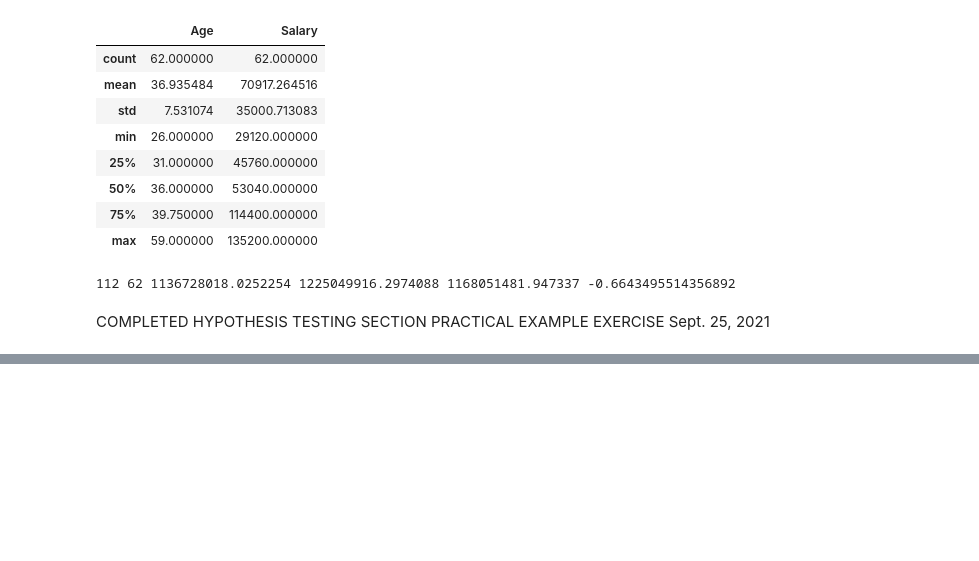
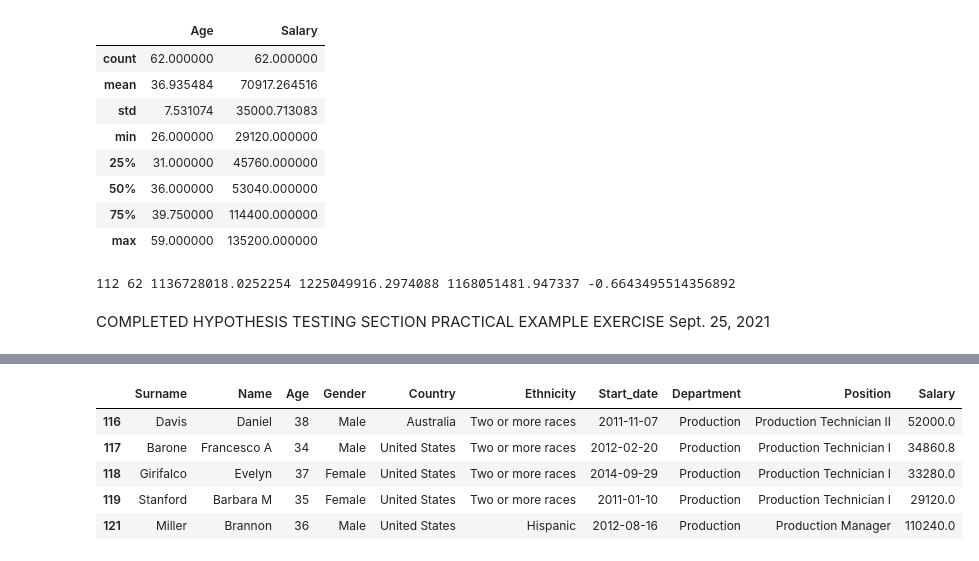
Before and after one commit to Malcolm206/UDEMY_BI_ANALYST, a Jupyter notebook: Untitled.ipynb, the cells around one changed output, grey strips where cells are left out. Drawn from its saved outputs; the diff is of its cells as text; code cells hidden in the pictures; blank space fills up the shorter version.

```diff
--- a/Untitled.ipynb
+++ b/Untitled.ipynb
@@ -1003,0 +1022,12 @@ COMPLETED HYPOTHESIS TESTING SECTION PRACTICAL EXAMPLE EXERCISE Sept. 25, 2021
+# %%
+pr_dataw_4_10 = product_data_4_10.loc[product_data_4_10['Ethnicity'] == 'White']
+pr_dataw_4_10.head()
+pr_datanw_4_10 = product_data_4_10.loc[product_data_4_10['Ethnicity'] != "White"]
+pr_datanw_4_10.head()
+# %% [output]
+|  | Surname | Name | Age | Gender | Country | Ethnicity | Start_date | Department | Position | Salary |
+| 116 | Davis | Daniel | 38 | Male | Australia | Two or more races | 2011-11-07 | Production | Production Technician II | 52000.0 |
+| 117 | Barone | Francesco A | 34 | Male | United States | Two or more races | 2012-02-20 | Production | Production Technician I | 34860.8 |
+| 118 | Girifalco | Evelyn | 37 | Female | United States | Two or more races | 2014-09-29 | Production | Production Technician I | 33280.0 |
+| 119 | Stanford | Barbara M | 35 | Female | United States | Two or more races | 2011-01-10 | Production | Production Technician I | 29120.0 |
+| 121 | Miller | Brannon | 36 | Male | United States | Hispanic | 2012-08-16 | Production | Production Manager | 110240.0 |
```
Also changed, not shown: parts of 8 cells of this notebook.
